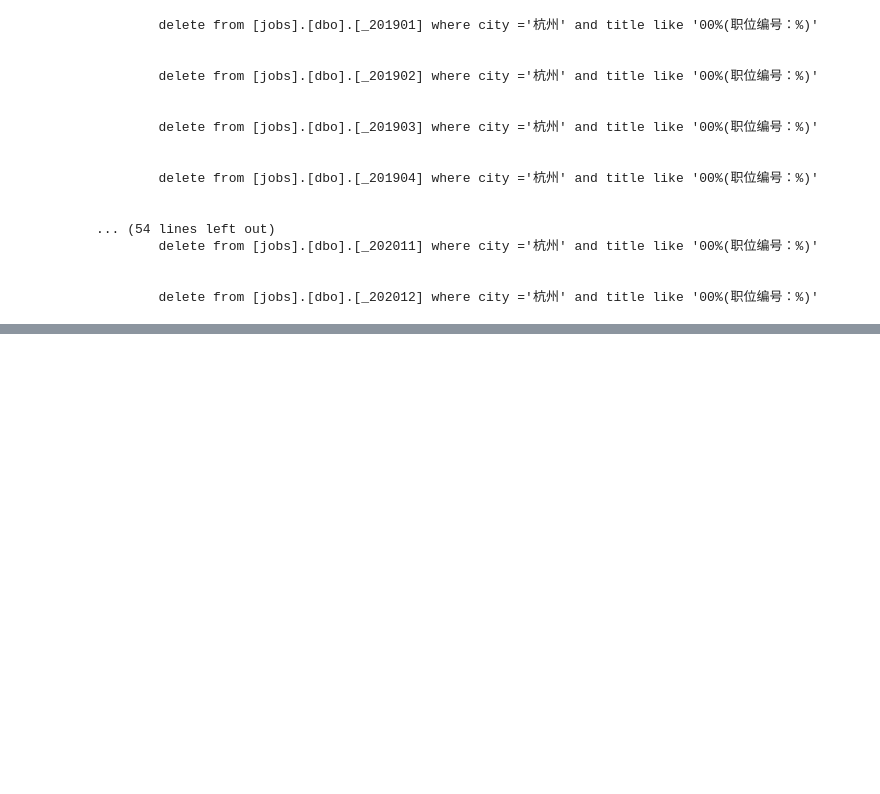
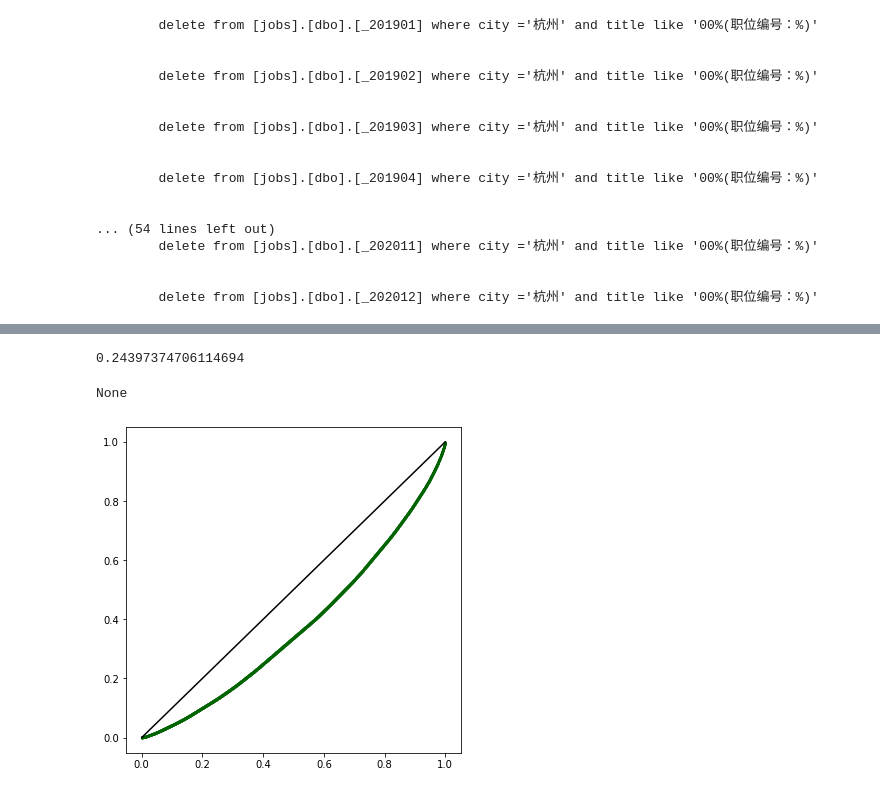
Before and after one commit to EricWebsmith/china_job_survey, a Jupyter notebook: reports/202005/General_Stats.ipynb, the cells around one changed output, grey strips where cells are left out. Drawn from its saved outputs; the diff is of its cells as text; code cells hidden in the pictures; blank space fills up the shorter version.

```diff
--- a/reports/202005/General_Stats.ipynb
+++ b/reports/202005/General_Stats.ipynb
@@ -147,0 +167,10 @@ sql
+# %%
+def gini(arr):
+    ## first sort
+    sorted_arr = arr.copy()
+    sorted_arr.sort()
+    n = arr.size
+    coef_ = 2. / n
+    const_ = (n + 1.) / n
+    weighted_sum = sum([(i+1)*yi for i, yi in enumerate(sorted_arr)])
+    return coef_*weighted_sum/(sorted_arr.sum()) - const_
@@ -147,0 +185,8 @@ sql
+# %%
+city_salary=data_original.loc[data_original['city']=='北京'].monthly_salary.values
+display(gini(city_salary))
+display(lorenz_curve(city_salary))
+# %% [output]
+0.24397374706114694
+None
+[figure, added]
```
Also changed, not shown: parts of 15 cells of this notebook, 46 other files.
